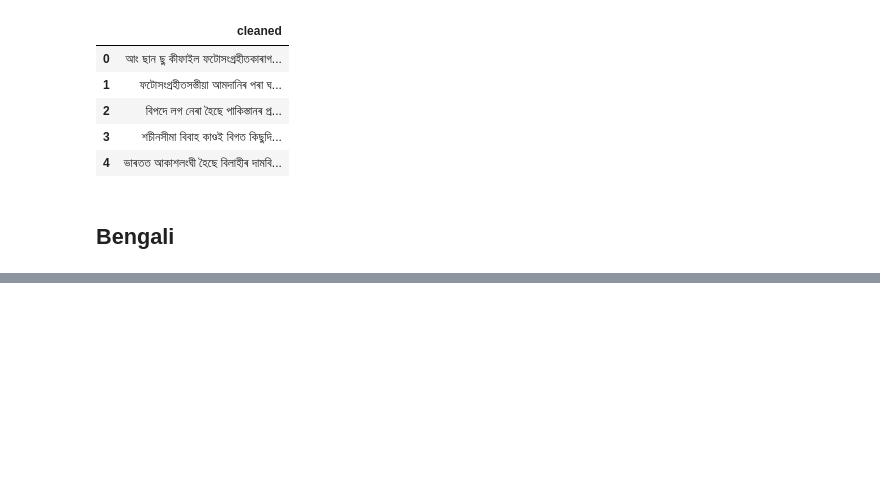
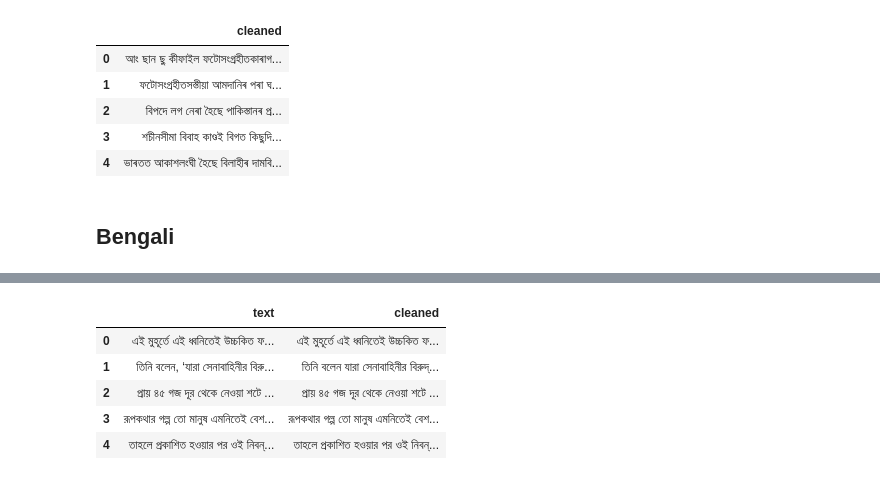
Before and after one commit to pranavagrawal321/Language-Identification, a Jupyter notebook: preprocessing.ipynb, the cells around one changed output, grey strips where cells are left out. Drawn from its saved outputs; the diff is of its cells as text; code cells hidden in the pictures; blank space fills up the shorter version.

```diff
--- a/preprocessing.ipynb
+++ b/preprocessing.ipynb
@@ -155,0 +195,2 @@ data[:1000]
+# %%
+data.drop_duplicates(subset='cleaned', inplace=True)
@@ -155,0 +201,9 @@ data[:1000]
+# %%
+data.head()
+# %% [output]
+|  | text | cleaned |
+| 0 | এই মুহূর্তে এই ধ্বনিতেই উচ্চকিত ফ... | এই মুহূর্তে এই ধ্বনিতেই উচ্চকিত ফ... |
+| 1 | তিনি বলেন, ‘যারা সেনাবাহিনীর বিরু... | তিনি বলেন যারা সেনাবাহিনীর বিরুদ্... |
+| 2 | প্রায় ৪৫ গজ দূর থেকে নেওয়া শটে ... | প্রায় ৪৫ গজ দূর থেকে নেওয়া শটে ... |
+| 3 | রূপকথার গল্প তো মানুষ এমনিতেই বেশ... | রূপকথার গল্প তো মানুষ এমনিতেই বেশ... |
+| 4 | তাহলে প্রকাশিত হওয়ার পর ওই নিবন্... | তাহলে প্রকাশিত হওয়ার পর ওই নিবন্... |
```
Also changed, not shown: parts of 125 cells of this notebook, 1 other file.
